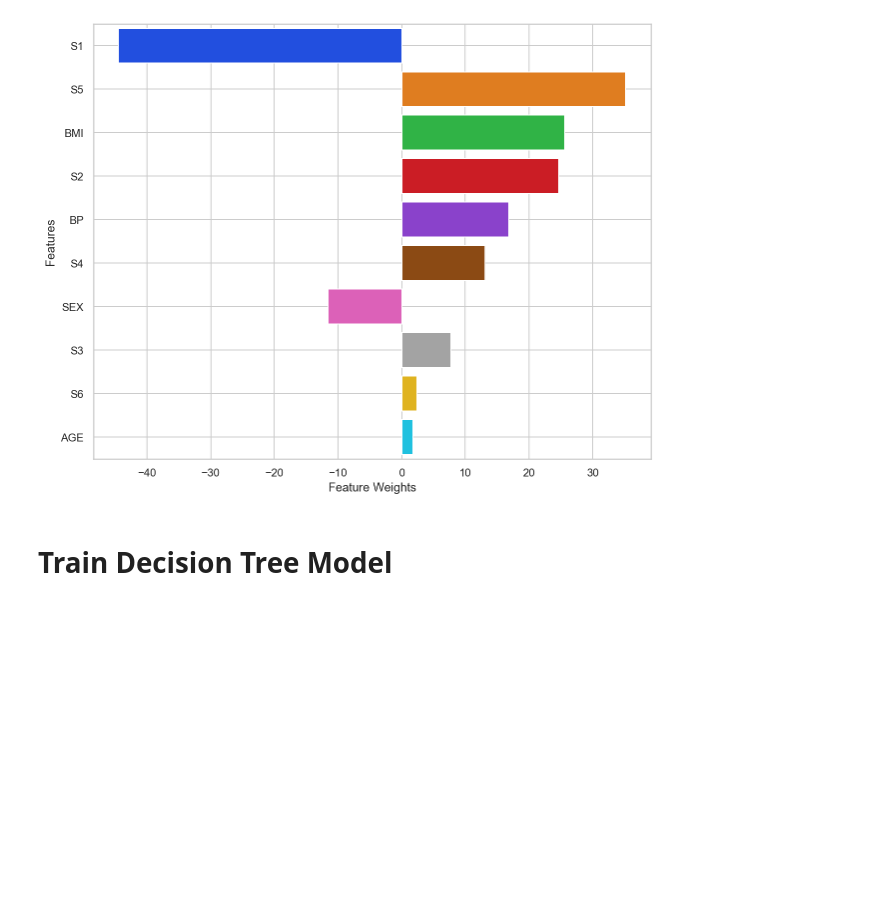
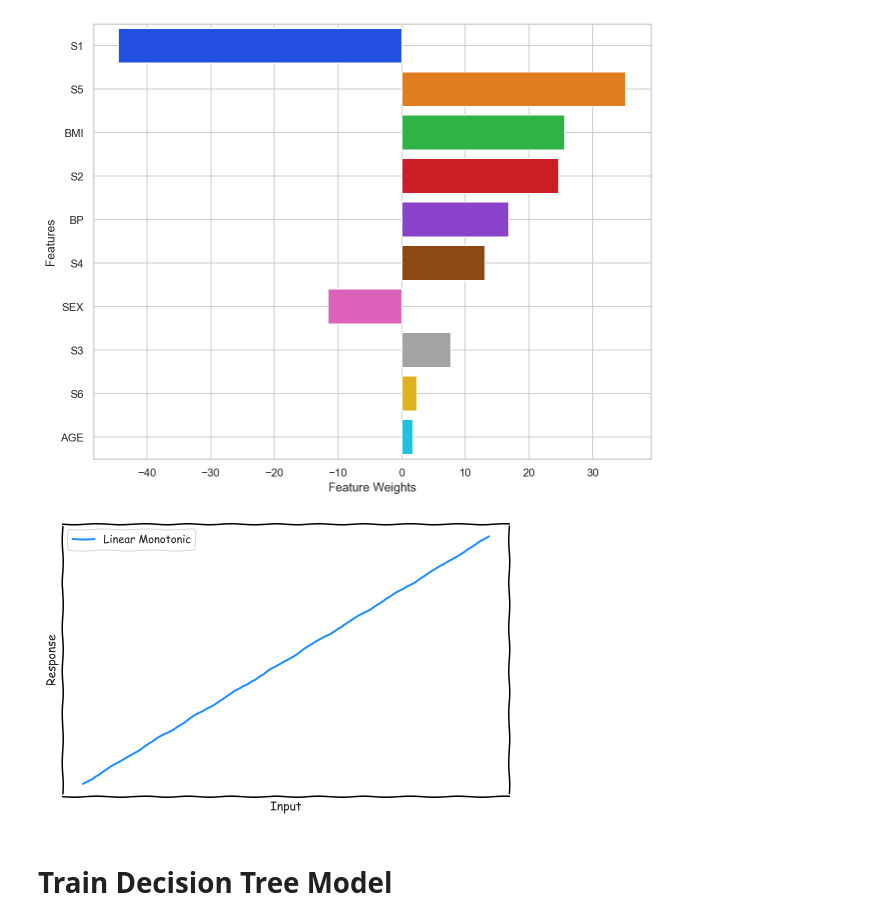
Before and after one commit to thampiman/interpretable-ai-book, a Jupyter notebook: chapter_02_lr_dt.ipynb, the cells around one changed output. Cells and saved outputs as stored; diff of their text form; code cells hidden in the pictures; blank space fills up the shorter version.

Commit message:
Linear/Non-Linear Response Plots

```diff
--- a/chapter_02_lr_dt.ipynb
+++ b/chapter_02_lr_dt.ipynb
@@ -117,6 +117,22 @@ f.savefig('images/chapter_02_linear_regression_feature_importance.png', dpi=220,
 f.savefig('images/chapter_02_linear_regression_feature_importance.svg', format='svg', dpi=220, bbox_inches='tight');
 # %% [output]
 [figure]
+# %%
+size = 100
+input_x = np.arange(0, size)
+linear_monotonic_increasing_y = 4 * input_x + np.random.rand(size)
+with plt.xkcd():
+    f, ax = plt.subplots(figsize=(8, 5))
+    ax.plot(input_x, linear_monotonic_increasing_y, 'dodgerblue', label='Linear Monotonic')
+    ax.set_xlabel('Input')
+    ax.set_ylabel('Response')
+    ax.set_xticks([])
+    ax.set_yticks([])
+    ax.legend()
+    f.savefig('images/chapter_02_linear_response.png', dpi=220, bbox_inches='tight');
+    f.savefig('images/chapter_02_linear_response.svg', format='svg', dpi=220, bbox_inches='tight');
+# %% [output]
+[figure, added]
 # %% [markdown]
 # Train Decision Tree Model
 # %%
```
Also changed, not shown: parts of 1 cell of this notebook, 4 other files.
